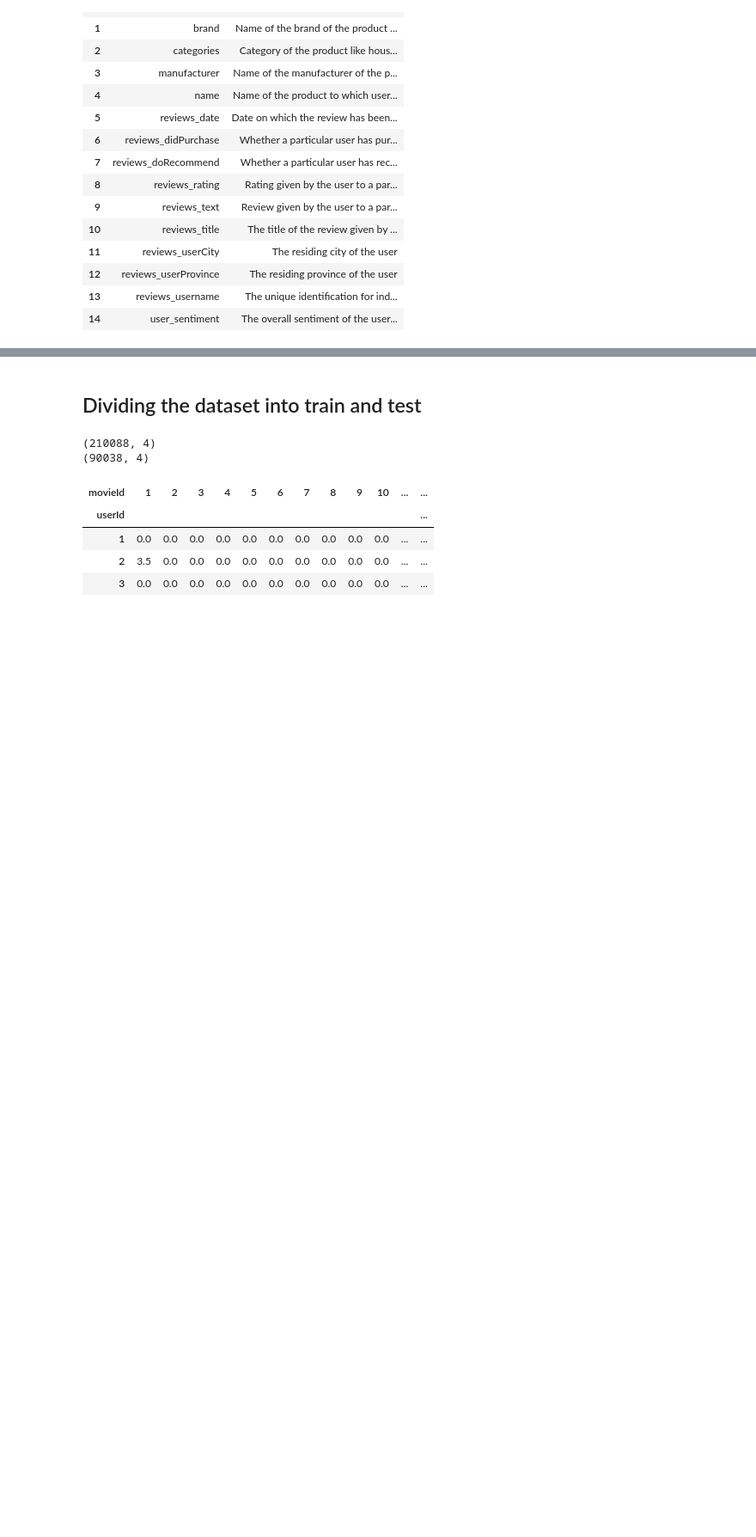
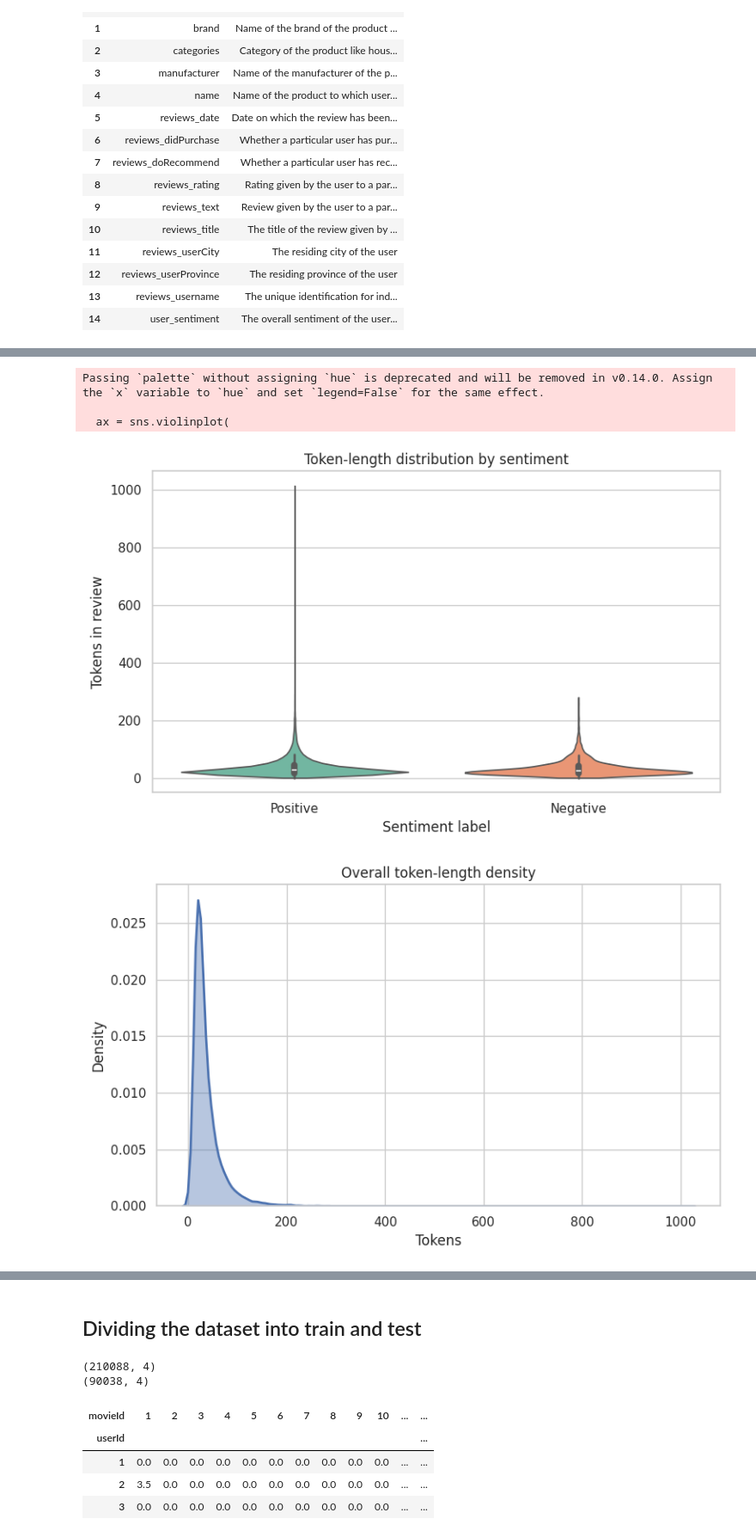
Before and after one commit to thomami244/Capstone_Project_Sentiment_Analysis, a Jupyter notebook: Recommendation+System+Notebook.ipynb, the cells around one changed output, grey strips where cells are left out. Shown at 86% size. Cells and saved outputs as stored; diff of their text form; code cells hidden in the pictures; blank space fills up the shorter version.

```diff
--- a/Recommendation+System+Notebook.ipynb
+++ b/Recommendation+System+Notebook.ipynb
@@ -146,0 +249,10 @@ ratings.shape
+# %%
+# ──────────────────────────────────────────────────────────────────────
+# 1  Create / refresh a token-length column
+# ──────────────────────────────────────────────────────────────────────
+df_data = df_data.copy()   # avoid SettingWithCopy surprises
+df_data["review_tokens"] = (
+    df_data["combined_review"]
+      .str.split()         # whitespace split (good enough for EDA)
+      .str.len()
+)
@@ -146,0 +290,33 @@ ratings.shape
+# %%
+# ──────────────────────────────────────────────────────────────────────
+# 3  Visualise the full distribution – keep outliers visible
+# ──────────────────────────────────────────────────────────────────────
+sns.set_theme(style="whitegrid")
+
+plt.figure(figsize=(8, 5))
+ax = sns.violinplot(
+    y="review_tokens",
+    x="user_sentiment",
+    data=df_data,
+    order=["Positive", "Negative"],
+    palette="Set2",
+    cut=0               # don’t extend violins beyond observed max
+)
+ax.set(title="Token‐length distribution by sentiment",
+       xlabel="Sentiment label",
+       ylabel="Tokens in review")
+plt.tight_layout()
+plt.show()
+
+# KDE overlay for whole corpus
+plt.figure(figsize=(8, 5))
+sns.kdeplot(df_data["review_tokens"], fill=True, alpha=.4, linewidth=2)
+plt.title("Overall token-length density")
+plt.xlabel("Tokens"); plt.ylabel("Density")
+plt.tight_layout(); plt.show()
+# %% [output]
+Passing `palette` without assigning `hue` is deprecated and will be removed in v0.14.0. Assign the `x` variable to `hue` and set `legend=False` for the same effect.
+
+  ax = sns.violinplot(
+[figure, added]
+[figure, added]
```
Also changed, not shown: parts of 37 cells of this notebook.
